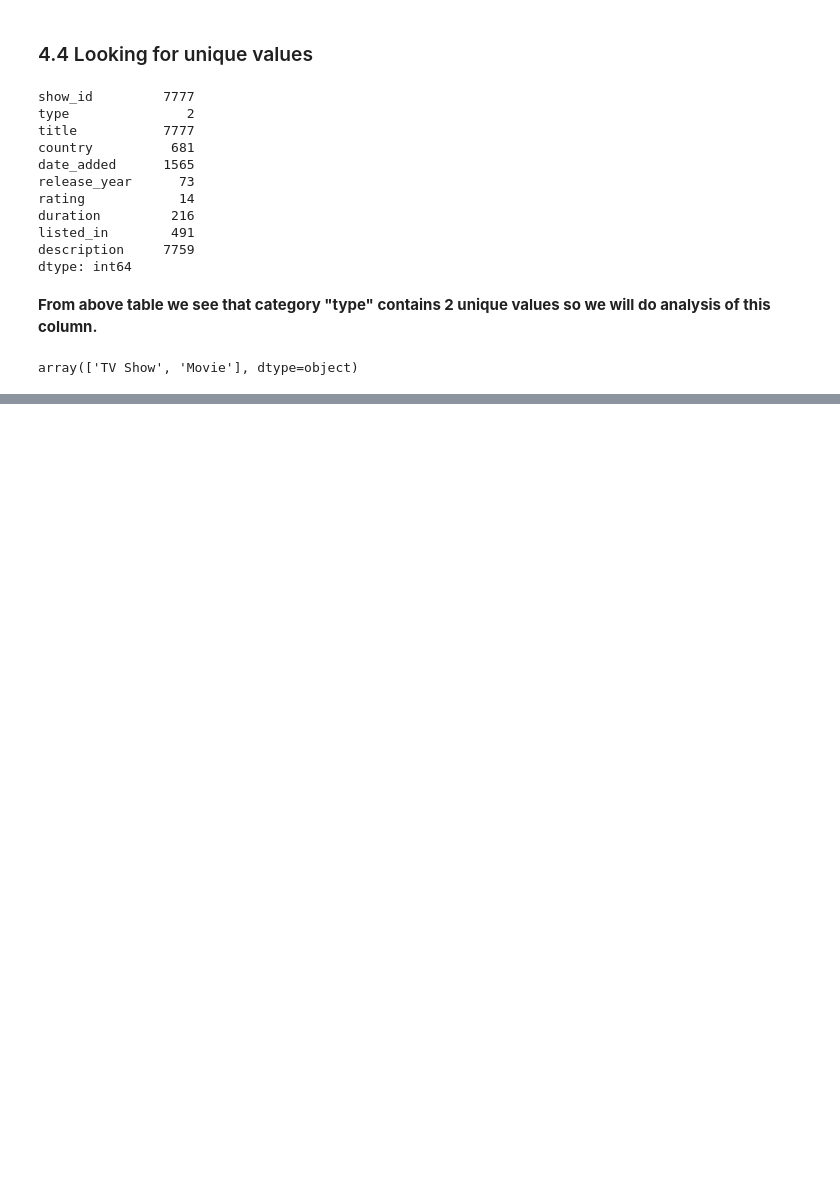
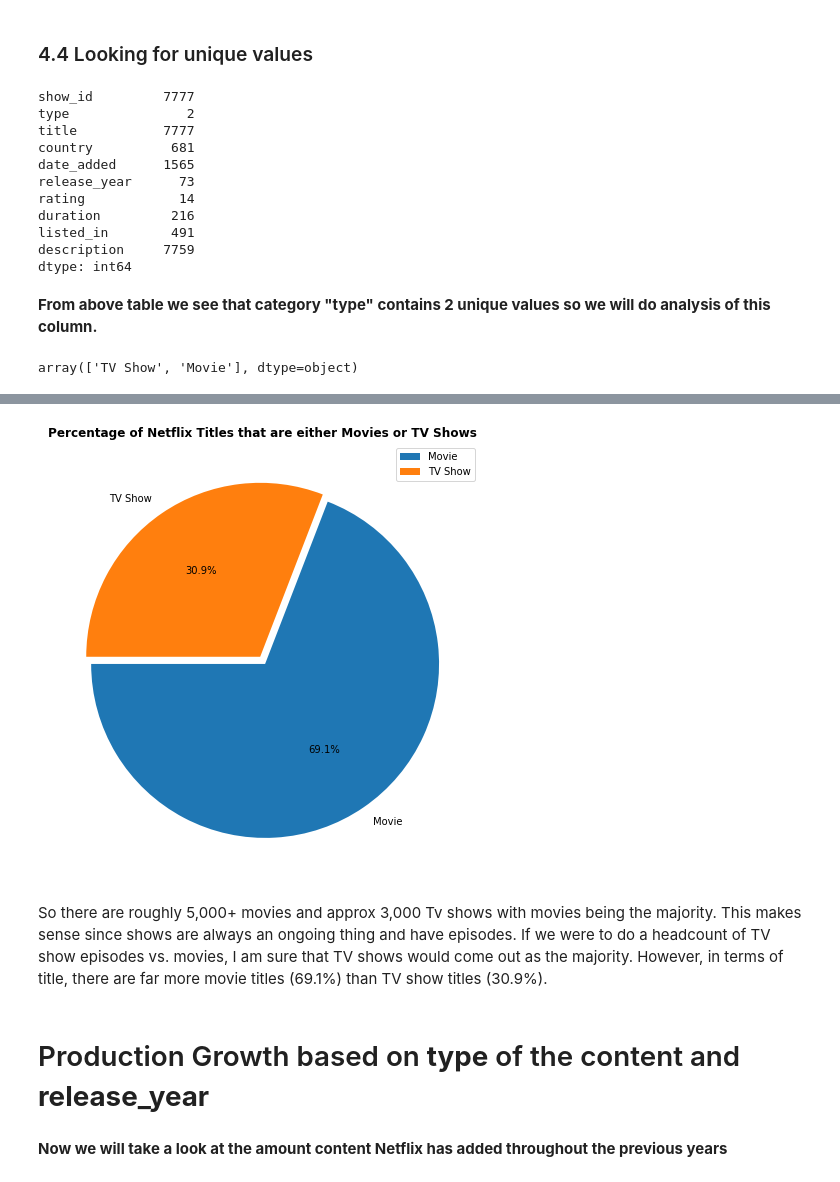
Before and after one commit to VrushankAmare/Netflix-Movies-and-TV-Shows-Clustering, a Jupyter notebook: NETFLIX_MOVIES_AND_TV_SHOWS_CLUSTERING.ipynb, the cells around one changed output, grey strips where cells are left out. Cells and saved outputs as stored; diff of their text form; code cells hidden in the pictures; blank space fills up the shorter version.

```diff
--- a/NETFLIX_MOVIES_AND_TV_SHOWS_CLUSTERING.ipynb
+++ b/NETFLIX_MOVIES_AND_TV_SHOWS_CLUSTERING.ipynb
@@ -374,0 +384,15 @@ array(['TV Show', 'Movie'], dtype=object)
+# %%
+#percent value of type column
+plt.figure(figsize=(16,8))
+plt.title("Percentage of Netflix Titles that are either Movies or TV Shows",weight="bold")
+plt.pie(Netflix_df.type.value_counts(),explode=(0.025,0.025), labels=Netflix_df.type.value_counts().index,autopct='%1.1f%%', startangle=180)
+plt.legend()
+plt.show()
+# %% [output]
+[figure, added]
+# %% [markdown]
+So there are roughly 5,000+ movies and approx 3,000 Tv shows with movies being the majority. This makes sense since shows are always an ongoing thing and have episodes. If we were to do a headcount of TV show episodes vs. movies, I am sure that TV shows would come out as the majority. However, in terms of title, there are far more movie titles (69.1%) than TV show titles (30.9%).
+# %% [markdown]
+# Production Growth based on **type** of the content and **release_year**
+# %% [markdown]
+**Now we will take a look at the amount content Netflix has added throughout the previous years**
```
Also changed, not shown: parts of 156 cells of this notebook.
